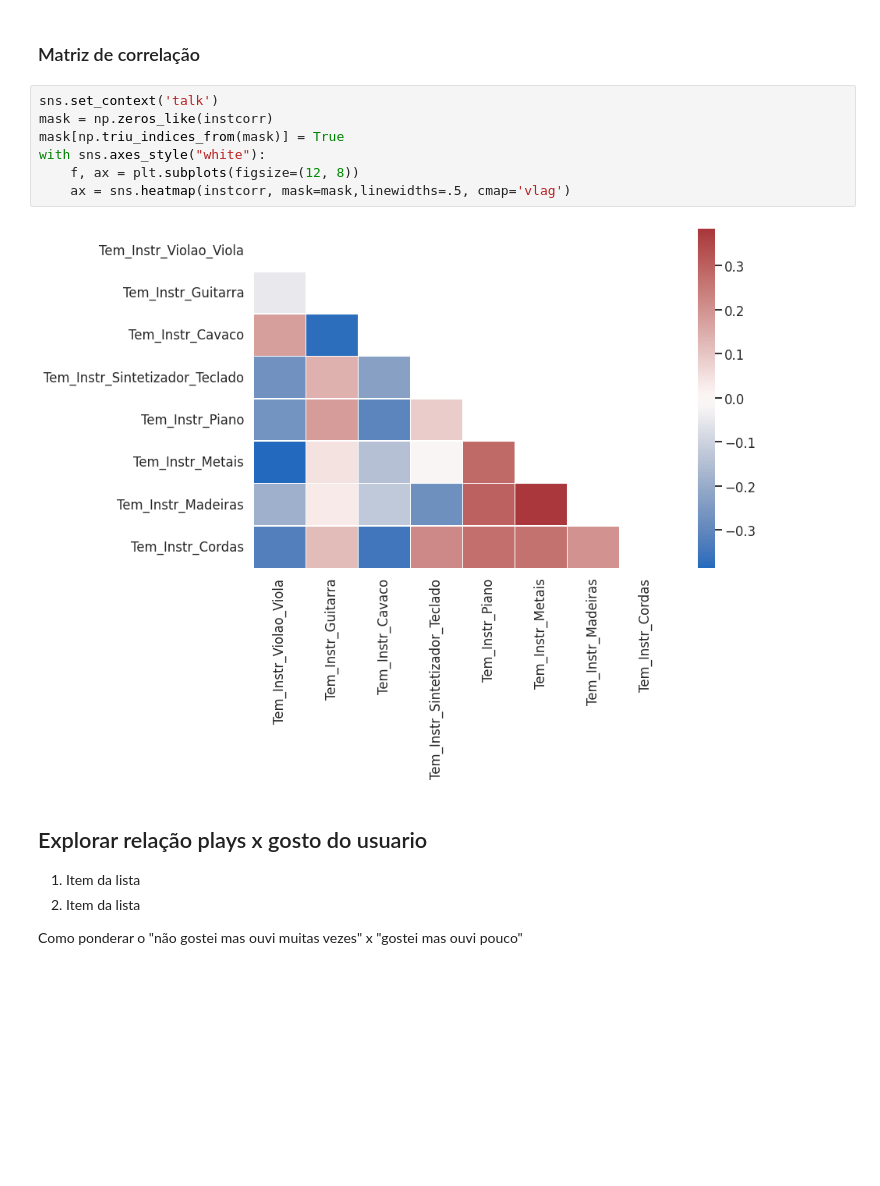
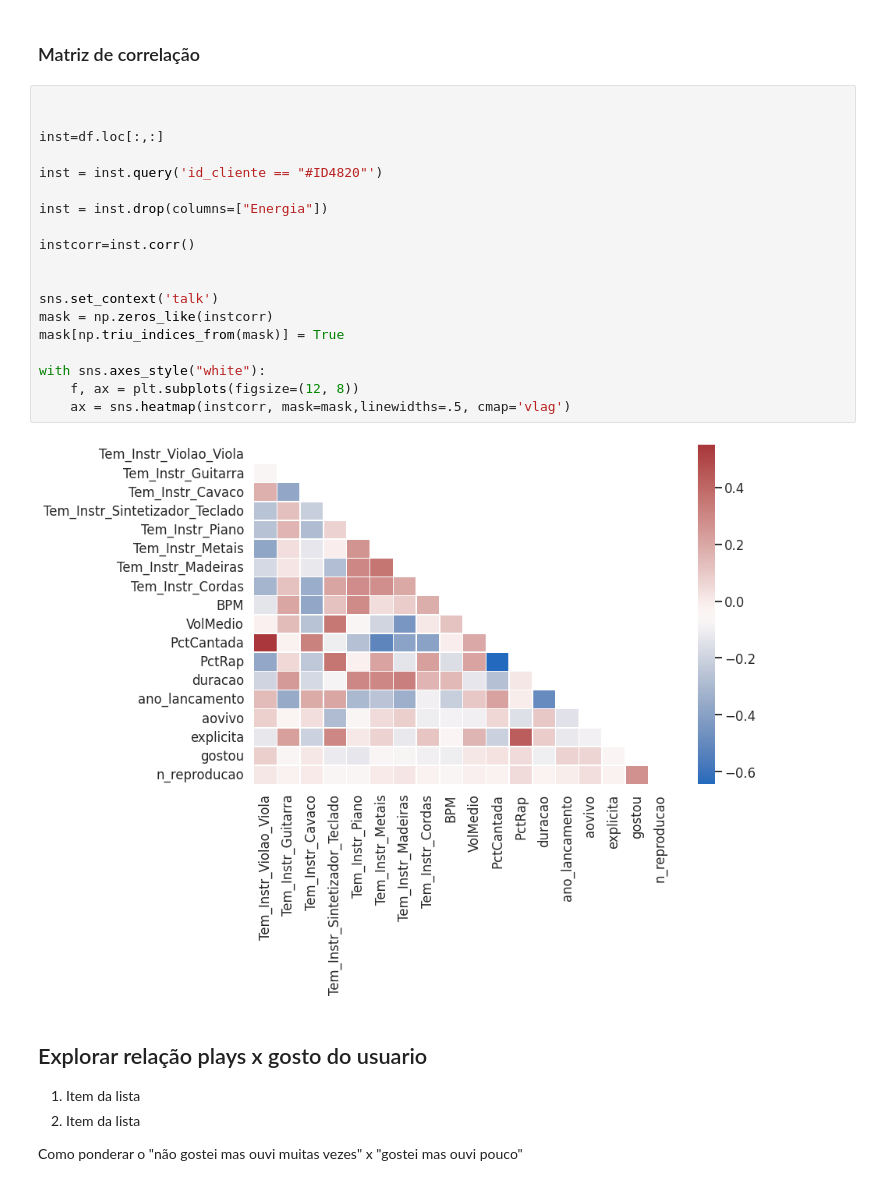
Before and after one commit to GoularteVinicius/music-inRecomendation, a Jupyter notebook: notebooks/01_AnalisesExploratorias.ipynb, the cells around one changed output. Saved outputs shown, nothing was run; the diff lists cells and outputs as text; blank space fills up the shorter version.

```diff
--- a/notebooks/01_AnalisesExploratorias.ipynb
+++ b/notebooks/01_AnalisesExploratorias.ipynb
@@ -333,14 +338,26 @@ instcorr=inst.corr()
 # %% [markdown]
 ### Matriz de correlação
 # %%
+
+
+inst=df.loc[:,:]
+
+inst = inst.query('id_cliente == "#ID4820"')
+
+inst = inst.drop(columns=["Energia"])
+
+instcorr=inst.corr()
+
+
 sns.set_context('talk')
 mask = np.zeros_like(instcorr)
 mask[np.triu_indices_from(mask)] = True
+
 with sns.axes_style("white"):
     f, ax = plt.subplots(figsize=(12, 8))
     ax = sns.heatmap(instcorr, mask=mask,linewidths=.5, cmap='vlag')
 # %% [output]
-[figure, old version]
+[figure, new version]
 # %% [markdown]
 ## Explorar relação plays x gosto do usuario
 
```
Also changed, not shown: parts of 11 cells of this notebook, 38 other files.
